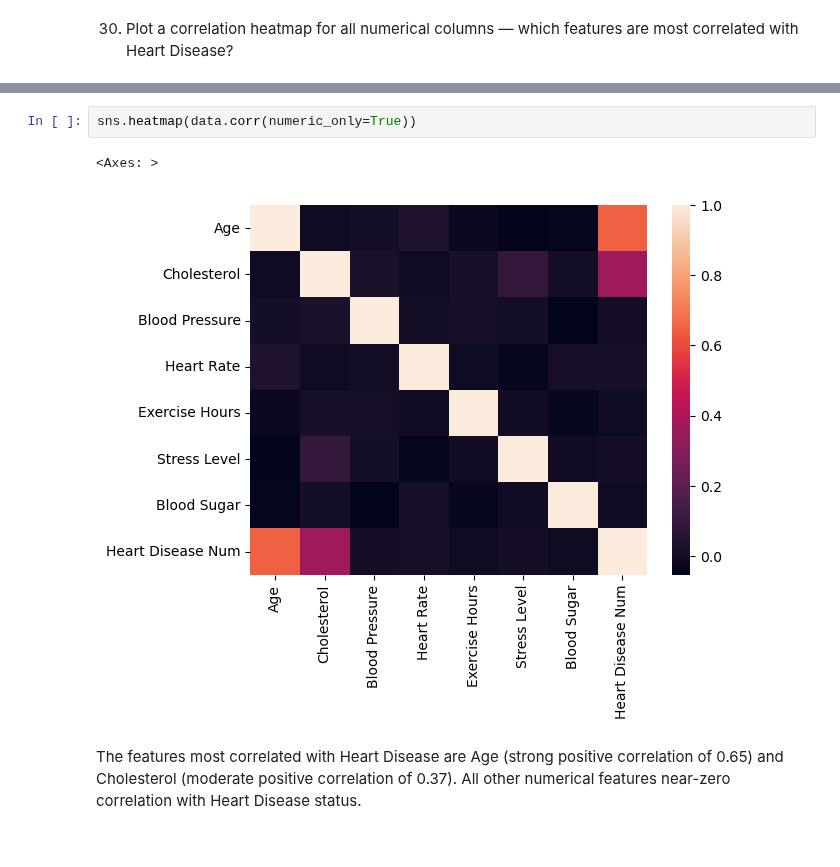
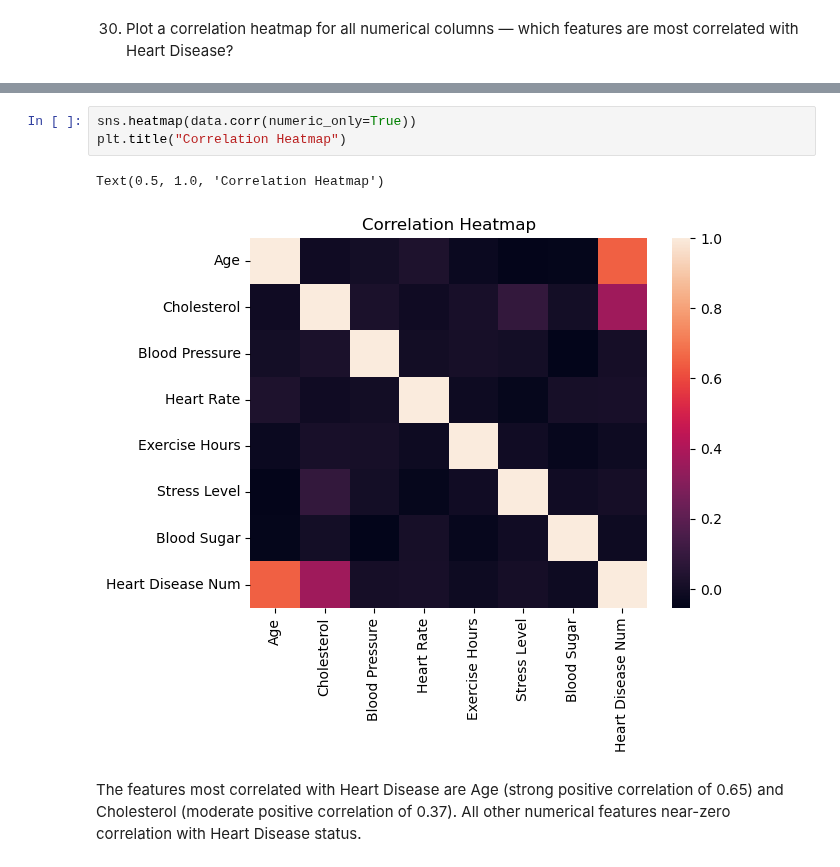
Before and after one commit to bikashsahani/heart-disease-analysis, a Jupyter notebook: heart_disease_analysis.ipynb, the cells around one changed output, grey strips where cells are left out. Drawn from its saved outputs; the diff is of its cells as text.

```diff
--- a/heart_disease_analysis.ipynb
+++ b/heart_disease_analysis.ipynb
@@ -752,9 +752,10 @@ data.corr(numeric_only=True)
 | Heart Disease Num | 0.646871 | 0.365041 | 0.006900 | 0.013209 | -0.014226 | 0.007071 | -0.013004 | ... |
 # %%
 sns.heatmap(data.corr(numeric_only=True))
+plt.title("Correlation Heatmap")
 # %% [output]
-<Axes: >
+Text(0.5, 1.0, 'Correlation Heatmap')
-[figure, old version]
+[figure, new version]
 # %% [markdown]
 The features most correlated with Heart Disease are Age (strong positive correlation of 0.65) and Cholesterol (moderate positive correlation of 0.37). All other numerical features near-zero correlation with Heart Disease status.
 # %% [markdown]
```
Also changed, not shown: parts of 7 cells of this notebook.
